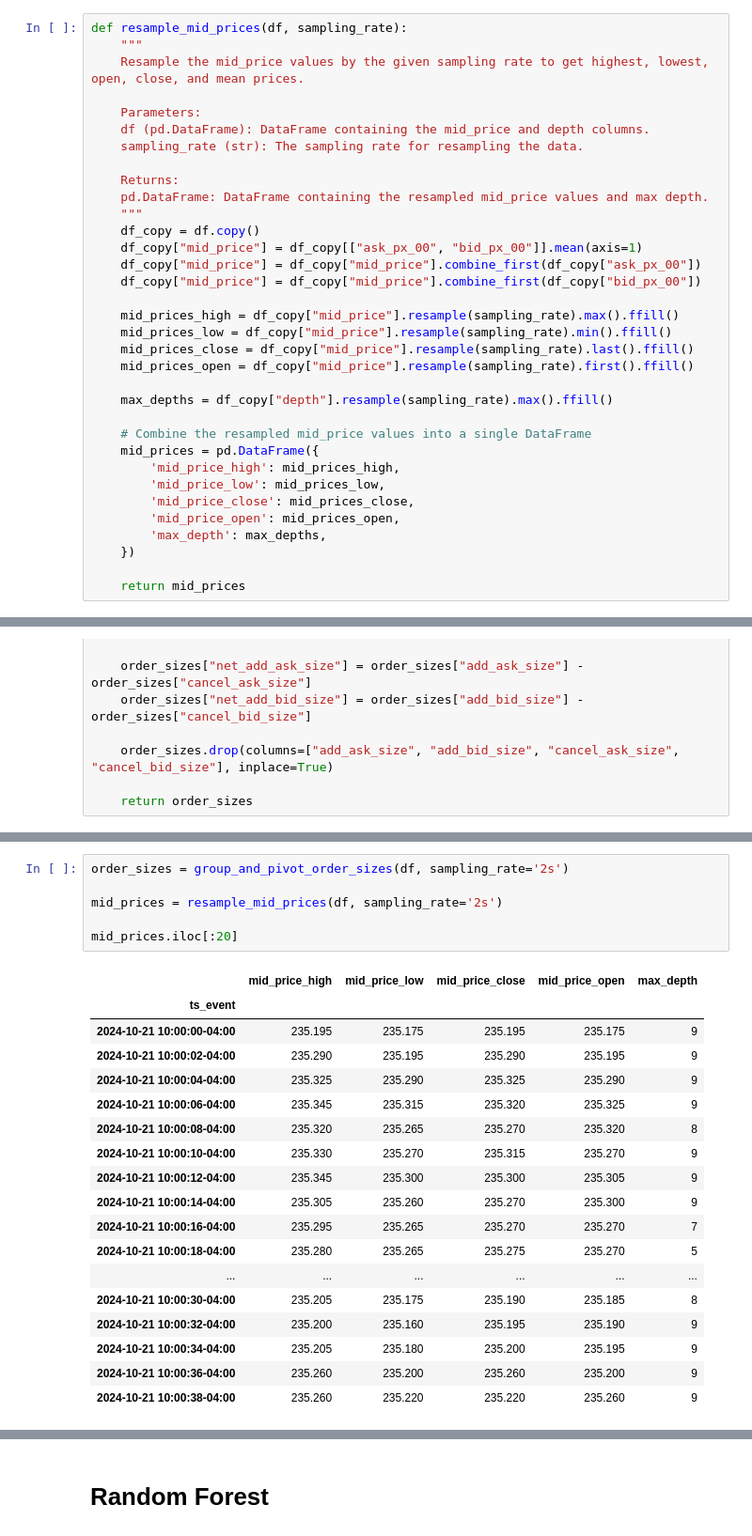
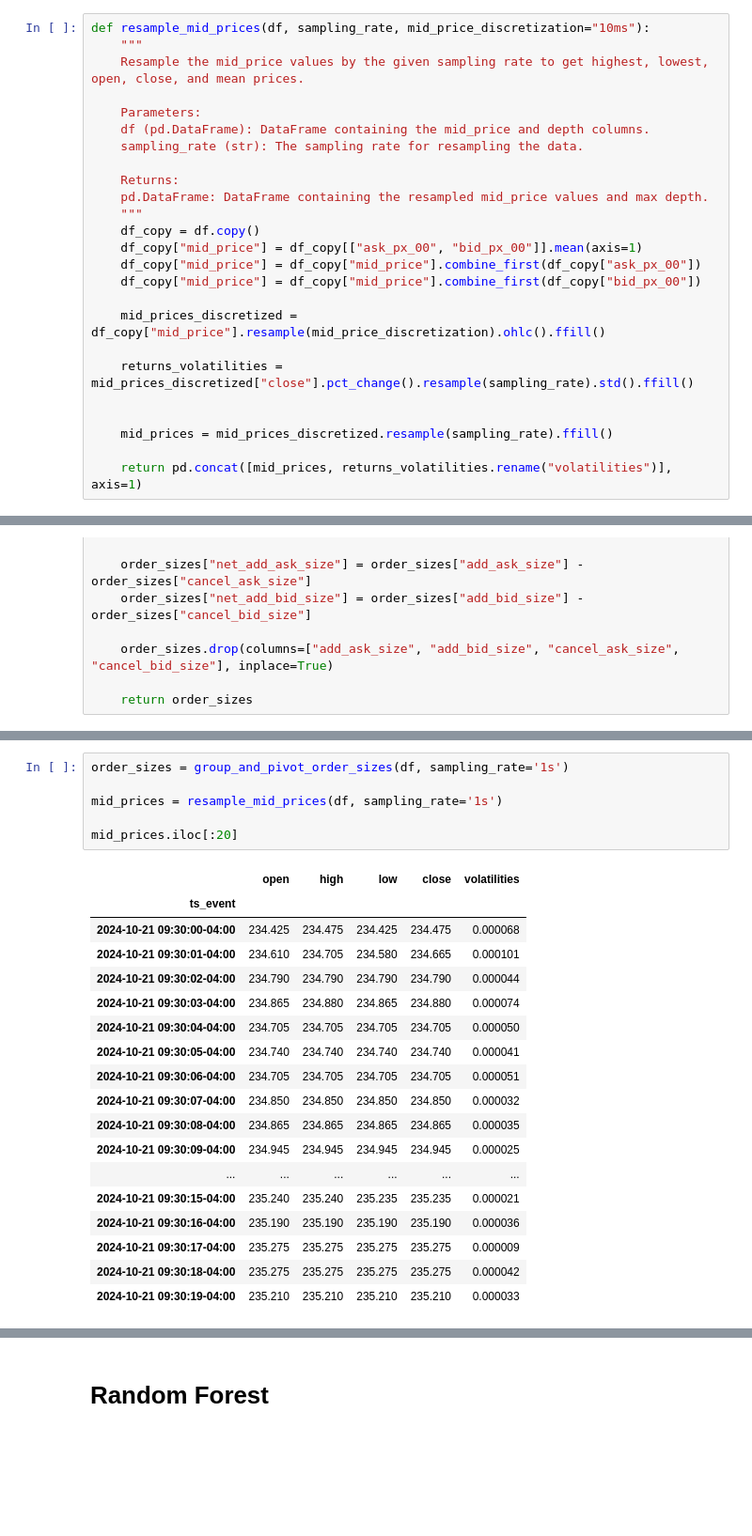
Before and after one commit to LiaoLaurent/Stock-Prediction-Deep-Learning, a Jupyter notebook: feature_engineering.ipynb, the cells around one changed output, grey strips where cells are left out. Shown at 94% size. Drawn from its saved outputs; the diff is of its cells as text; blank space fills up the shorter version.

```diff
--- a/feature_engineering.ipynb
+++ b/feature_engineering.ipynb
@@ -25,6 +25,6 @@ df.head()
 5 rows × 74 columns
 # %%
-def resample_mid_prices(df, sampling_rate):
+def resample_mid_prices(df, sampling_rate, mid_price_discretization="10ms"):
     """
     Resample the mid_price values by the given sampling rate to get highest, lowest, open, close, and mean prices.
 
@@ -40,23 +40,14 @@ def resample_mid_prices(df, sampling_rate):
     df_copy["mid_price"] = df_copy["mid_price"].combine_first(df_copy["ask_px_00"])
     df_copy["mid_price"] = df_copy["mid_price"].combine_first(df_copy["bid_px_00"])
 
-    mid_prices_high = df_copy["mid_price"].resample(sampling_rate).max().ffill()
-    mid_prices_low = df_copy["mid_price"].resample(sampling_rate).min().ffill()
-    mid_prices_close = df_copy["mid_price"].resample(sampling_rate).last().ffill()
-    mid_prices_open = df_copy["mid_price"].resample(sampling_rate).first().ffill()
+    mid_prices_discretized = df_copy["mid_price"].resample(mid_price_discretization).ohlc().ffill()
 
-    max_depths = df_copy["depth"].resample(sampling_rate).max().ffill()
+    returns_volatilities = mid_prices_discretized["close"].pct_change().resample(sampling_rate).std().ffill()
 
-    # Combine the resampled mid_price values into a single DataFrame
-    mid_prices = pd.DataFrame({
-        'mid_price_high': mid_prices_high,
-        'mid_price_low': mid_prices_low,
-        'mid_price_close': mid_prices_close,
-        'mid_price_open': mid_prices_open,
-        'max_depth': max_depths,
-    })
 
-    return mid_prices
+    mid_prices = mid_prices_discretized.resample(sampling_rate).ffill()
+
+    return pd.concat([mid_prices, returns_volatilities.rename("volatilities")], axis=1)
 # %%
 def group_and_pivot_order_sizes(df, sampling_rate):
     """
@@ -167,30 +155,30 @@ def compute_technical_indicators(df):
 
     return df.dropna()
 # %%
-order_sizes = group_and_pivot_order_sizes(df, sampling_rate='2s')
+order_sizes = group_and_pivot_order_sizes(df, sampling_rate='1s')
 
-mid_prices = resample_mid_prices(df, sampling_rate='2s')
+mid_prices = resample_mid_prices(df, sampling_rate='1s')
 
 mid_prices.iloc[:20]
 # %% [output]
-|  | mid_price_high | mid_price_low | mid_price_close | mid_price_open | max_depth |
+|  | open | high | low | close | volatilities |
 | ts_event |  |  |  |  |  |
-| 2024-10-21 10:00:00-04:00 | 235.195 | 235.175 | 235.195 | 235.175 | 9 |
-| 2024-10-21 10:00:02-04:00 | 235.290 | 235.195 | 235.290 | 235.195 | 9 |
-| 2024-10-21 10:00:04-04:00 | 235.325 | 235.290 | 235.325 | 235.290 | 9 |
-| 2024-10-21 10:00:06-04:00 | 235.345 | 235.315 | 235.320 | 235.325 | 9 |
-| 2024-10-21 10:00:08-04:00 | 235.320 | 235.265 | 235.270 | 235.320 | 8 |
-| 2024-10-21 10:00:10-04:00 | 235.330 | 235.270 | 235.315 | 235.270 | 9 |
-| 2024-10-21 10:00:12-04:00 | 235.345 | 235.300 | 235.300 | 235.305 | 9 |
-| 2024-10-21 10:00:14-04:00 | 235.305 | 235.260 | 235.270 | 235.300 | 9 |
-| 2024-10-21 10:00:16-04:00 | 235.295 | 235.265 | 235.270 | 235.270 | 7 |
-| 2024-10-21 10:00:18-04:00 | 235.280 | 235.265 | 235.275 | 235.270 | 5 |
+| 2024-10-21 09:30:00-04:00 | 234.425 | 234.475 | 234.425 | 234.475 | 0.000068 |
+| 2024-10-21 09:30:01-04:00 | 234.610 | 234.705 | 234.580 | 234.665 | 0.000101 |
+| 2024-10-21 09:30:02-04:00 | 234.790 | 234.790 | 234.790 | 234.790 | 0.000044 |
+| 2024-10-21 09:30:03-04:00 | 234.865 | 234.880 | 234.865 | 234.880 | 0.000074 |
+| 2024-10-21 09:30:04-04:00 | 234.705 | 234.705 | 234.705 | 234.705 | 0.000050 |
+| 2024-10-21 09:30:05-04:00 | 234.740 | 234.740 | 234.740 | 234.740 | 0.000041 |
+| 2024-10-21 09:30:06-04:00 | 234.705 | 234.705 | 234.705 | 234.705 | 0.000051 |
+| 2024-10-21 09:30:07-04:00 | 234.850 | 234.850 | 234.850 | 234.850 | 0.000032 |
+| 2024-10-21 09:30:08-04:00 | 234.865 | 234.865 | 234.865 | 234.865 | 0.000035 |
+| 2024-10-21 09:30:09-04:00 | 234.945 | 234.945 | 234.945 | 234.945 | 0.000025 |
 | ... | ... | ... | ... | ... | ... |
-| 2024-10-21 10:00:30-04:00 | 235.205 | 235.175 | 235.190 | 235.185 | 8 |
-| 2024-10-21 10:00:32-04:00 | 235.200 | 235.160 | 235.195 | 235.190 | 9 |
-| 2024-10-21 10:00:34-04:00 | 235.205 | 235.180 | 235.200 | 235.195 | 9 |
-| 2024-10-21 10:00:36-04:00 | 235.260 | 235.200 | 235.260 | 235.200 | 9 |
-| 2024-10-21 10:00:38-04:00 | 235.260 | 235.220 | 235.220 | 235.260 | 9 |
+| 2024-10-21 09:30:15-04:00 | 235.240 | 235.240 | 235.235 | 235.235 | 0.000021 |
+| 2024-10-21 09:30:16-04:00 | 235.190 | 235.190 | 235.190 | 235.190 | 0.000036 |
+| 2024-10-21 09:30:17-04:00 | 235.275 | 235.275 | 235.275 | 235.275 | 0.000009 |
+| 2024-10-21 09:30:18-04:00 | 235.275 | 235.275 | 235.275 | 235.275 | 0.000042 |
+| 2024-10-21 09:30:19-04:00 | 235.210 | 235.210 | 235.210 | 235.210 | 0.000033 |
 # %%
 order_sizes = order_sizes.reindex(mid_prices.index, fill_value=0)
 
```
Also changed, not shown: parts of 12 cells of this notebook, 3 other files.
